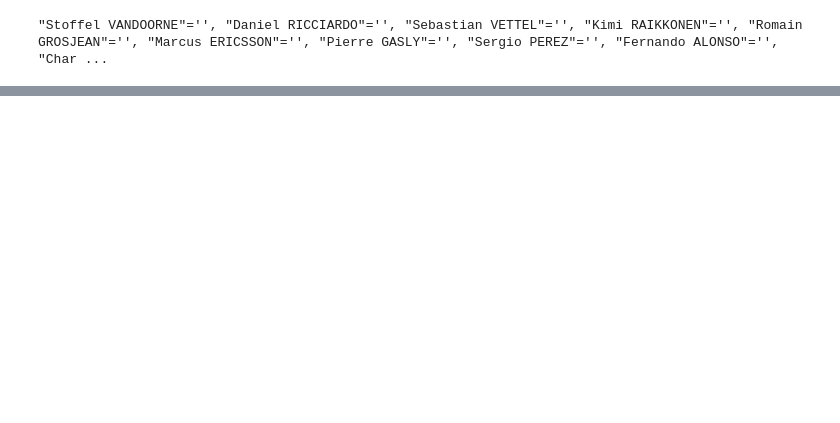
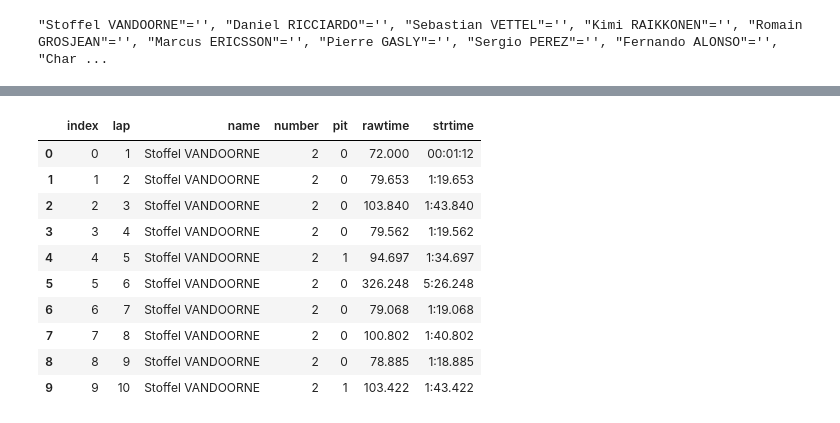
Before and after one commit to f1datajunkie/f1djR, a Jupyter notebook: scraping/F1 Laptimes 2018.ipynb, the cells around one changed output, grey strips where cells are left out. Saved outputs shown, nothing was run; the diff lists cells and outputs as text; code cells hidden in the pictures; blank space fills up the shorter version.

```diff
--- a/scraping/F1 Laptimes 2018.ipynb
+++ b/scraping/F1 Laptimes 2018.ipynb
@@ -444,0 +457,15 @@ laps_out_fn
+# %%
+host='127.0.0.1'
+port=3399
+user='root'
+passwd='f1'
+dbname='ergastdb'
+# %%
+#!/Users/ajh59/anaconda3/bin/pip install pymysql
+from sqlalchemy import create_engine
+
+engine = create_engine('mysql+pymysql://{user}:{passwd}@{host}:{port}/{dbname}'.format(host=host,
+                                                                                           port=port,
+                                                                                           user=user,
+                                                                                           passwd=passwd,
+                                                                                           dbname=dbname))
@@ -444,0 +484,14 @@ laps_out_fn
+# %%
+pd.read_sql('SELECT * FrOM f1dj_laps_tmp LIMIT 10', engine)
+# %% [output]
+|  | index | lap | name | number | pit | rawtime | strtime |
+| 0 | 0 | 1 | Stoffel VANDOORNE | 2 | 0 | 72.000 | 00:01:12 |
+| 1 | 1 | 2 | Stoffel VANDOORNE | 2 | 0 | 79.653 | 1:19.653 |
+| 2 | 2 | 3 | Stoffel VANDOORNE | 2 | 0 | 103.840 | 1:43.840 |
+| 3 | 3 | 4 | Stoffel VANDOORNE | 2 | 0 | 79.562 | 1:19.562 |
+| 4 | 4 | 5 | Stoffel VANDOORNE | 2 | 1 | 94.697 | 1:34.697 |
+| 5 | 5 | 6 | Stoffel VANDOORNE | 2 | 0 | 326.248 | 5:26.248 |
+| 6 | 6 | 7 | Stoffel VANDOORNE | 2 | 0 | 79.068 | 1:19.068 |
+| 7 | 7 | 8 | Stoffel VANDOORNE | 2 | 0 | 100.802 | 1:40.802 |
+| 8 | 8 | 9 | Stoffel VANDOORNE | 2 | 0 | 78.885 | 1:18.885 |
+| 9 | 9 | 10 | Stoffel VANDOORNE | 2 | 1 | 103.422 | 1:43.422 |
```
Also changed, not shown: parts of 18 cells of this notebook, 1 other file.
